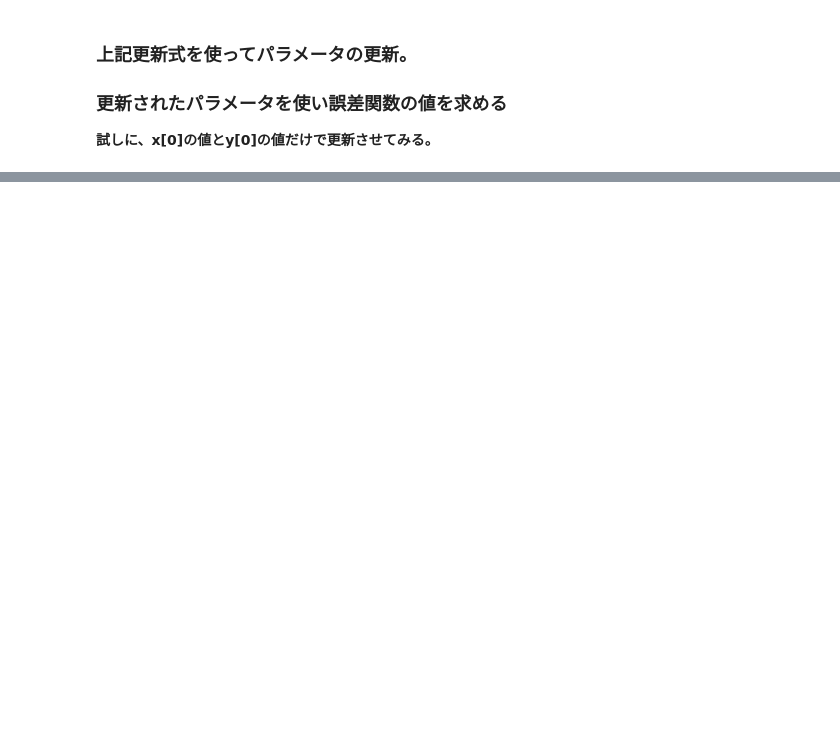
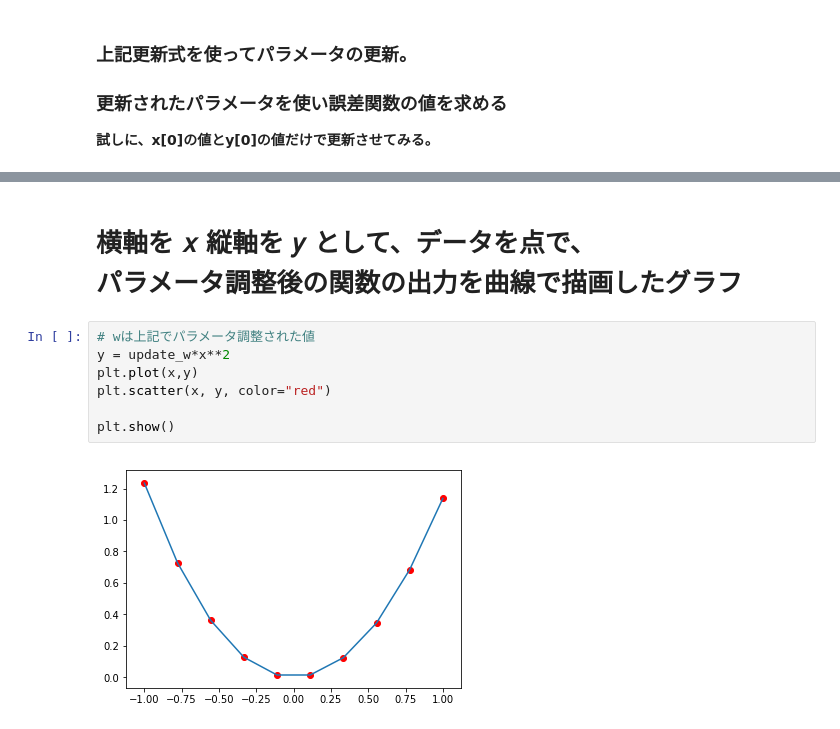
Before and after one commit to mpsamurai/ml-101-exercises, a Jupyter notebook: 03_gradient_descent/teraoka/03_gradient_descent.ipynb, the cells around one changed output, grey strips where cells are left out. Saved outputs shown, nothing was run; the diff lists cells and outputs as text; blank space fills up the shorter version.

```diff
--- a/03_gradient_descent/teraoka/03_gradient_descent.ipynb
+++ b/03_gradient_descent/teraoka/03_gradient_descent.ipynb
@@ -201,0 +233,11 @@ dtype: float64
+# %% [markdown]
+# 横軸を  𝑥  縦軸を  𝑦  として、データを点で、<br>パラメータ調整後の関数の出力を曲線で描画したグラフ
+# %%
+# wは上記でパラメータ調整された値
+y = update_w*x**2
+plt.plot(x,y)
+plt.scatter(x, y, color="red")
+
+plt.show()
+# %% [output]
+[figure, added]
```
Also changed, not shown: parts of 9 cells of this notebook.
